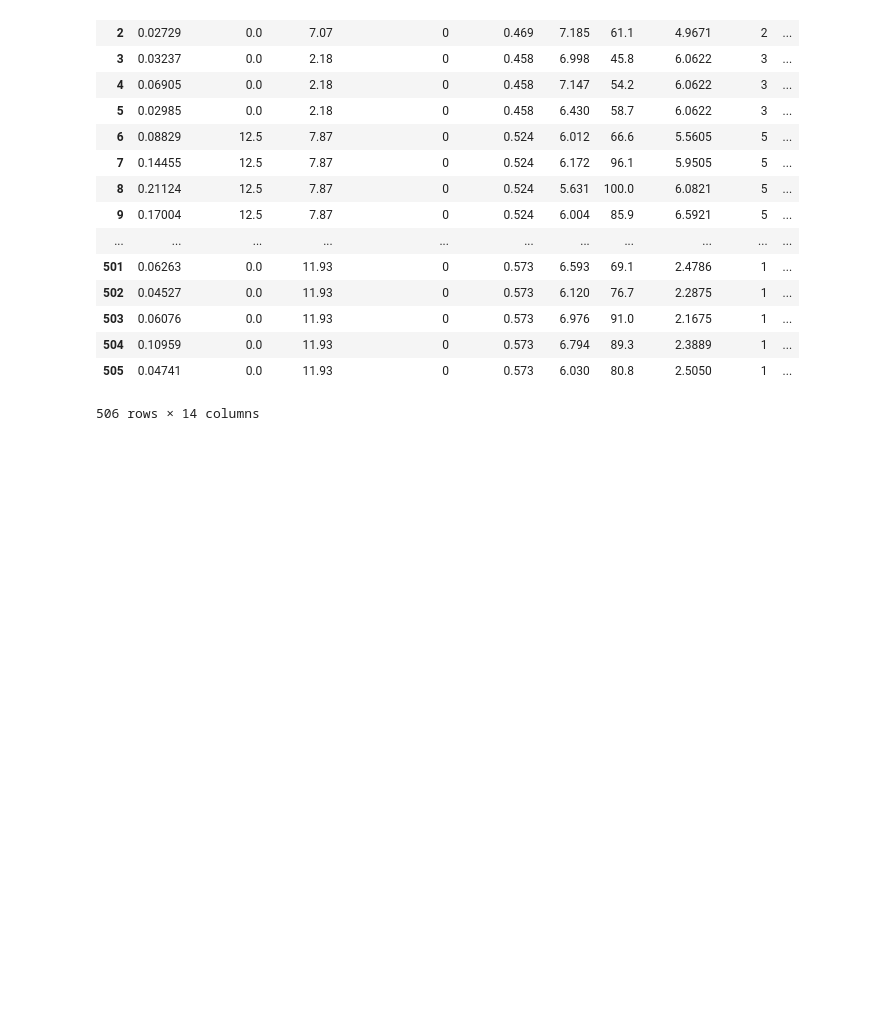
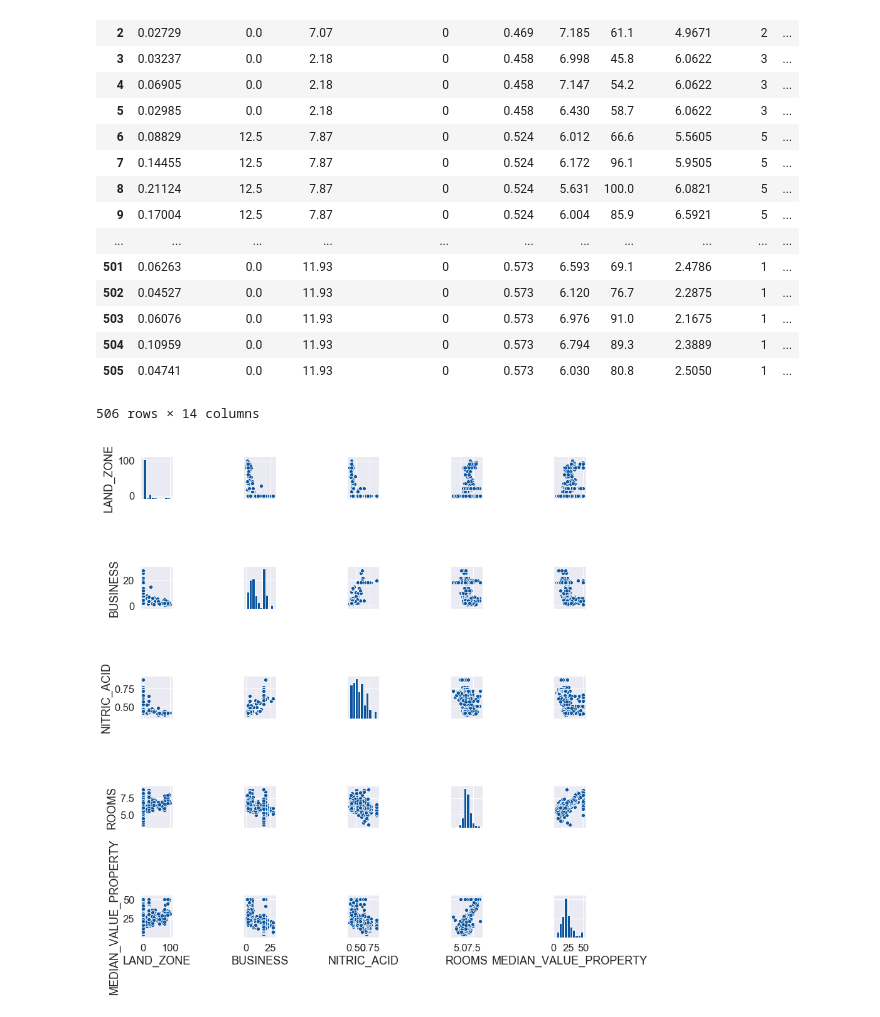
Before and after one commit to SedarOlmez94/coursework_2_LIDA, a Jupyter notebook: Linear regression.ipynb, the cells around one changed output. Cells and saved outputs as stored; diff of their text form; code cells hidden in the pictures; blank space fills up the shorter version.

Commit message:
Implemented the `seaborn` library to visualise the data_frame as scatter plots and `heatmaps`.

```diff
--- a/Linear regression.ipynb
+++ b/Linear regression.ipynb
@@ -81,6 +81,16 @@ data_frame
 # %%
 """
 We will now use pairplot from the Seaborn library which allows us to
 draw statistical plots based on Matplotlib. Once we visualise the data
 it would be easier to detect outliers
 """
+import matplotlib.pyplot as plt
+import seaborn as sea
+# Can be changed to other columns as well.
+columns_new = ['LAND_ZONE', 'BUSINESS', 'NITRIC_ACID', 'ROOMS', 'MEDIAN_VALUE_PROPERTY']
+sea.set_palette("Blues_r")
+sea.pairplot(data_frame[columns_new], height = 2.5)
+plt.tight_layout()
+plt.show()
+# %% [output]
+[figure, added]
```
Also changed, not shown: parts of 3 cells of this notebook.
